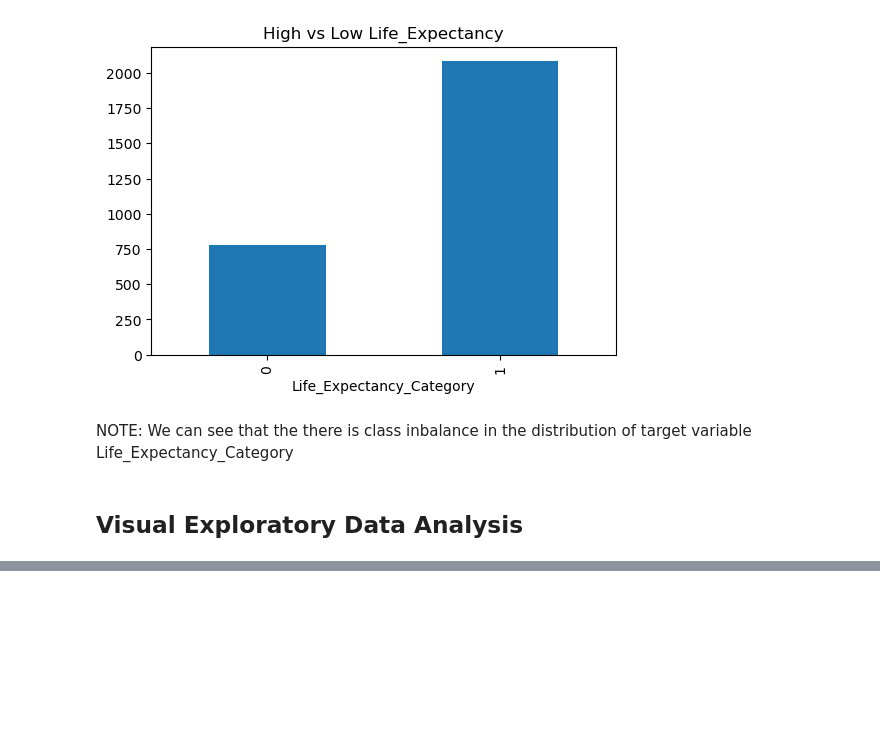
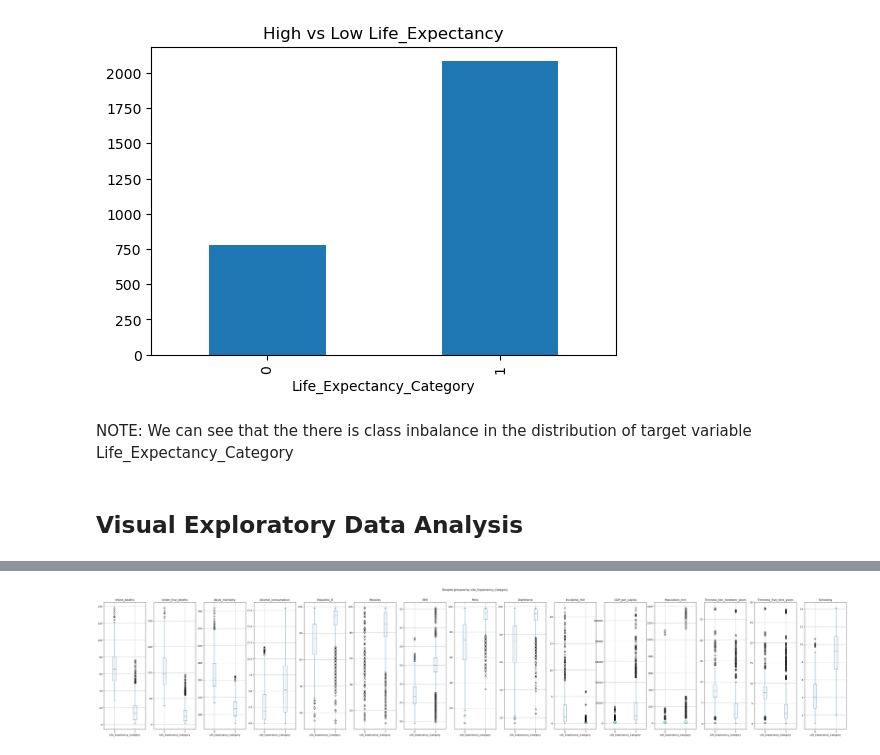
Before and after one commit to ARIWOOLA1973/Strategic_Thinking, a Jupyter notebook: Strategic_Thinking_CA2.ipynb, the cells around one changed output, grey strips where cells are left out. Saved outputs shown, nothing was run; the diff lists cells and outputs as text; code cells hidden in the pictures; blank space fills up the shorter version.

```diff
--- a/Strategic_Thinking_CA2.ipynb
+++ b/Strategic_Thinking_CA2.ipynb
@@ -235,0 +363,15 @@ NOTE: We can see that the there is class inbalance in the distribution of target
+# %%
+# Box plots for Categorical Target Variable and continuous predictors
+ContinuousColsList = ['Infant_deaths','Under_five_deaths',
+       'Adult_mortality', 'Alcohol_consumption', 'Hepatitis_B', 'Measles',
+       'BMI', 'Polio', 'Diphtheria', 'Incidents_HIV', 'GDP_per_capita',
+       'Population_mln', 'Thinness_ten_nineteen_years',
+       'Thinness_five_nine_years', 'Schooling']
+
+fig, PlotCanvas=plt.subplots(nrows=1, ncols=len(ContinuousColsList), figsize=(55,10))
+
+# Creating box plots for each continuous predictor against the Target Variable
+for PredictorCol , i in zip(ContinuousColsList, range(len(ContinuousColsList))):
+    df2.boxplot(column=PredictorCol, by='Life_Expectancy_Category', figsize=(10,10), vert=True, ax=PlotCanvas[i])
+# %% [output]
+[figure, added]
```
Also changed, not shown: parts of 36 cells of this notebook.
